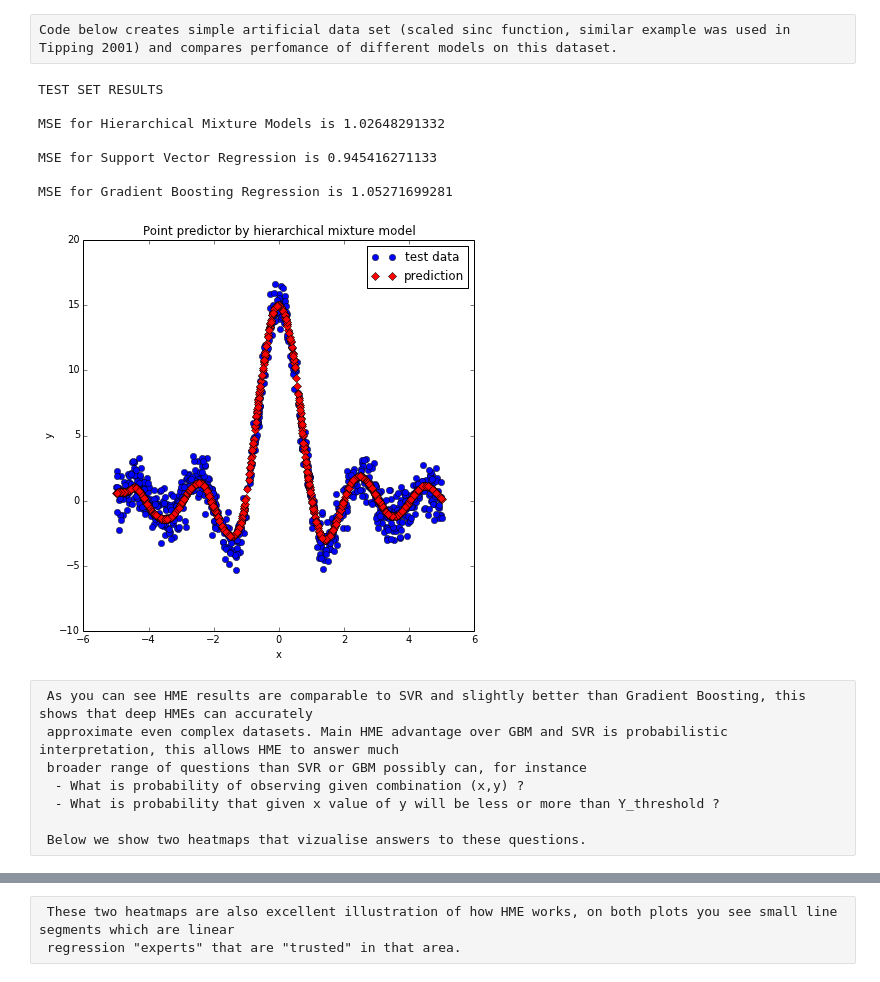
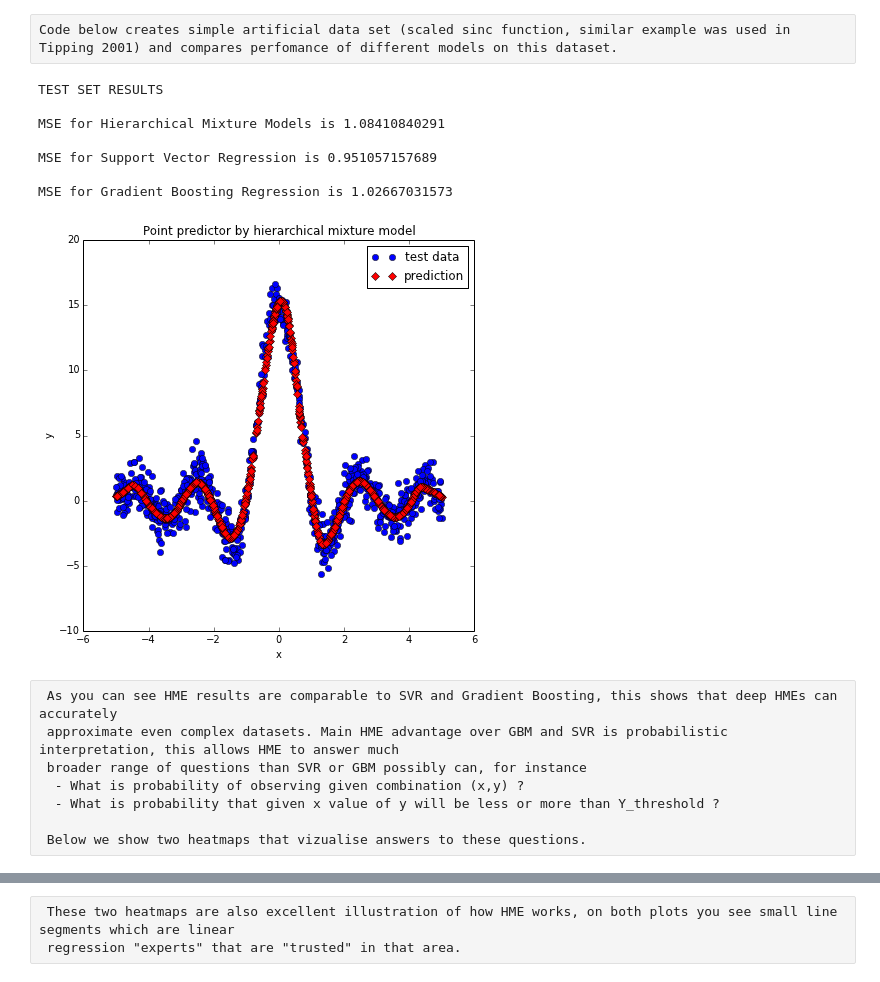
Before and after one commit to AmazaspShumik/Mixture-Models, a Jupyter notebook: Hierarchical Mixture of Experts/hme_standard_regression_examples.ipynb, the cells around one changed output, grey strips where cells are left out. Saved outputs shown, nothing was run; the diff lists cells and outputs as text; code cells hidden in the pictures.

```diff
--- a/Hierarchical Mixture of Experts/hme_standard_regression_examples.ipynb
+++ b/Hierarchical Mixture of Experts/hme_standard_regression_examples.ipynb
@@ -17,62 +17,65 @@ Code below creates simple artificial data set (scaled sinc function, similar exa
 
     np.random.seed(0)
     # Simulate scaled sinc data
-    X            =  np.zeros([2000,1])
-    X[:,0]       = np.linspace(-5, 5, 2000)
-    Y            = 15*np.sinc(X[:,0]) + np.random.normal(0,1,2000)
-    X_train,X_test,Y_train,Y_test = train_test_split(X,Y, test_size = 0.4, random_state = 0)
+    X           =  np.zeros([2000,1])
+    X[:,0]      = np.linspace(-5, 5, 2000)
+    Y           = 15*np.sinc(X[:,0]) + np.random.normal(0,1,2000)
+    X_train,X_test,Y_train,Y_test = train_test_split(X,Y, test_size = 0.4,
+                                                          random_state = 0)
 
     # fit hme model
-    hme          = hm.HME(Y_train, X_train,Y_test,X_test,"gaussian",bias = True,
+    hme     = hm.HME(Y_train, X_train,Y_test,X_test,"gaussian",bias = True,
                                                                     gate_type = "wgda",
                                                                     verbose = False,
-                                                                    levels = 9,
+                                                                    levels = 8,
                                                                     branching  = 2)
     hme.fit()
 
     # fit SVR
-    svr          = GridSearchCV( SVR(kernel = 'rbf'), param_grid = {"gamma": np.logspace(-2,2,5),
+    svr     = GridSearchCV(SVR(kernel='rbf'),param_grid={"gamma":np.logspace(-2,2,5),
                                                       "C":[0.01,1,10,100,1000]},
                                                       cv=5)
     svr.fit(X_train,Y_train)
 
     # fit Gradient Boosting Regression
-    gb           = GradientBoostingRegressor()
-    gbr          = GridSearchCV(gb , param_grid = {"learning_rate":[0.1,1,5,10,100],
-                                      "max_depth":[3,5,7]},
-                                      cv = 5)
+    gb      = GradientBoostingRegressor()
+    gbr     = GridSearchCV(gb , param_grid = {"learning_rate":[0.1,1,5,10],
+                                              "max_depth":[3,5,7]},
+                                              cv = 5)
     gbr.fit(X_train,Y_train)
 
     # predict with different models
     gbr_predict  = gbr.predict(X_test)
     svr_predict  = svr.predict(X_test)
     hme_predict  = hme.predict(X_test)
 
+    mse = [mean_squared_error(e,Y_test) for e in [hme_predict,svr_predict,gbr_predict]]
+
     print "TEST SET RESULTS \n"
-    print "MSE for Hierarchical Mixture Models is {0} \n".format(mean_squared_error(hme_predict,Y_test))
-    print "MSE for Support Vector Regression is {0} \n".format(mean_squared_error(svr_predict,Y_test))
-    print "MSE for Gradient Boosting Regression is {0} \n".format(mean_squared_error(gbr_predict,Y_test))
+    print "MSE for Hierarchical Mixture Models is {0} \n".format(mse[0])
+    print "MSE for Support Vector Regression is {0} \n".format(mse[1])
+    print "MSE for Gradient Boosting Regression is {0} \n".format(mse[2])
 
     # plot point predictor
     plt.figure(figsize = (7,7))
     plt.plot(X_test[:,0],Y_test,"bo", label = "test data")
     plt.plot(X_test[:,0],hme_predict,"rD", label = "prediction")
     plt.title("Point predictor by hierarchical mixture model")
     plt.xlabel("x")
     plt.ylabel("y")
     plt.legend(loc = 1)
     plt.show()
 # %% [output]
 TEST SET RESULTS
 
-MSE for Hierarchical Mixture Models is 1.02648291332
+MSE for Hierarchical Mixture Models is 1.08410840291
 
-MSE for Support Vector Regression is 0.945416271133
+MSE for Support Vector Regression is 0.951057157689
 
-MSE for Gradient Boosting Regression is 1.05271699281
+MSE for Gradient Boosting Regression is 1.02667031573
-[figure, old version]
+[figure, new version]
 # %% [raw]
- As you can see HME results are comparable to SVR and slightly better than Gradient Boosting, this shows that deep HMEs can accurately
+ As you can see HME results are comparable to SVR and Gradient Boosting, this shows that deep HMEs can accurately
  approximate even complex datasets. Main HME advantage over GBM and SVR is probabilistic interpretation, this allows HME to answer much
  broader range of questions than SVR or GBM possibly can, for instance
   - What is probability of observing given combination (x,y) ?
```
Also changed, not shown: parts of 5 cells of this notebook.
